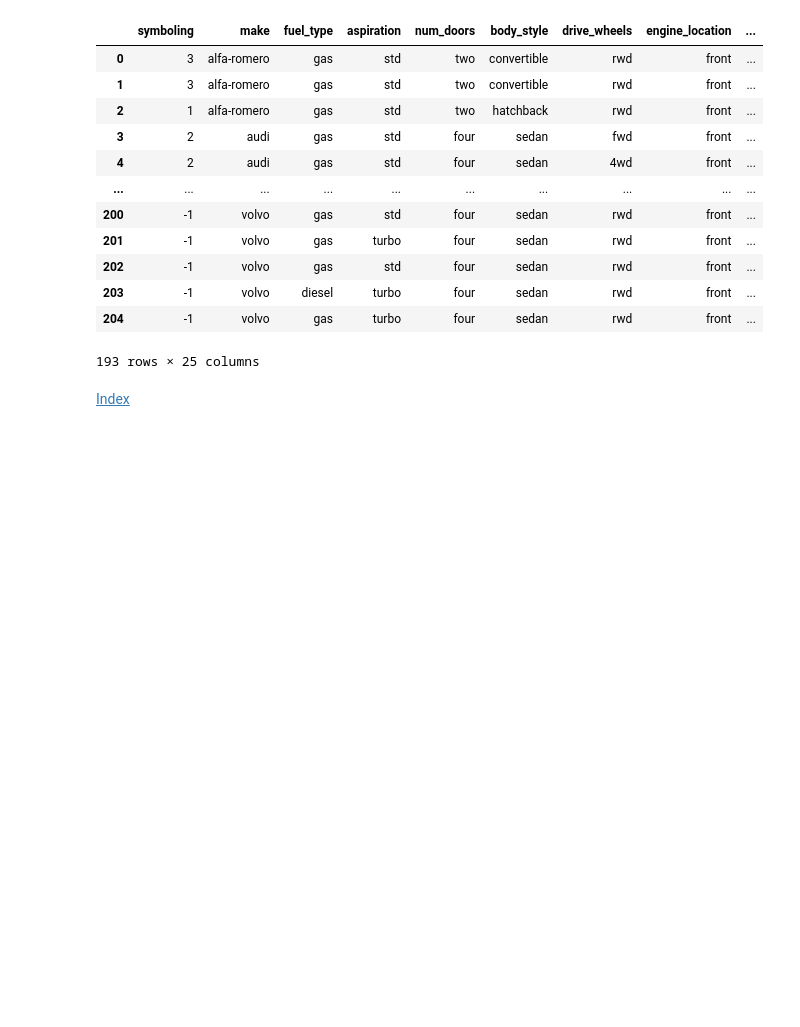
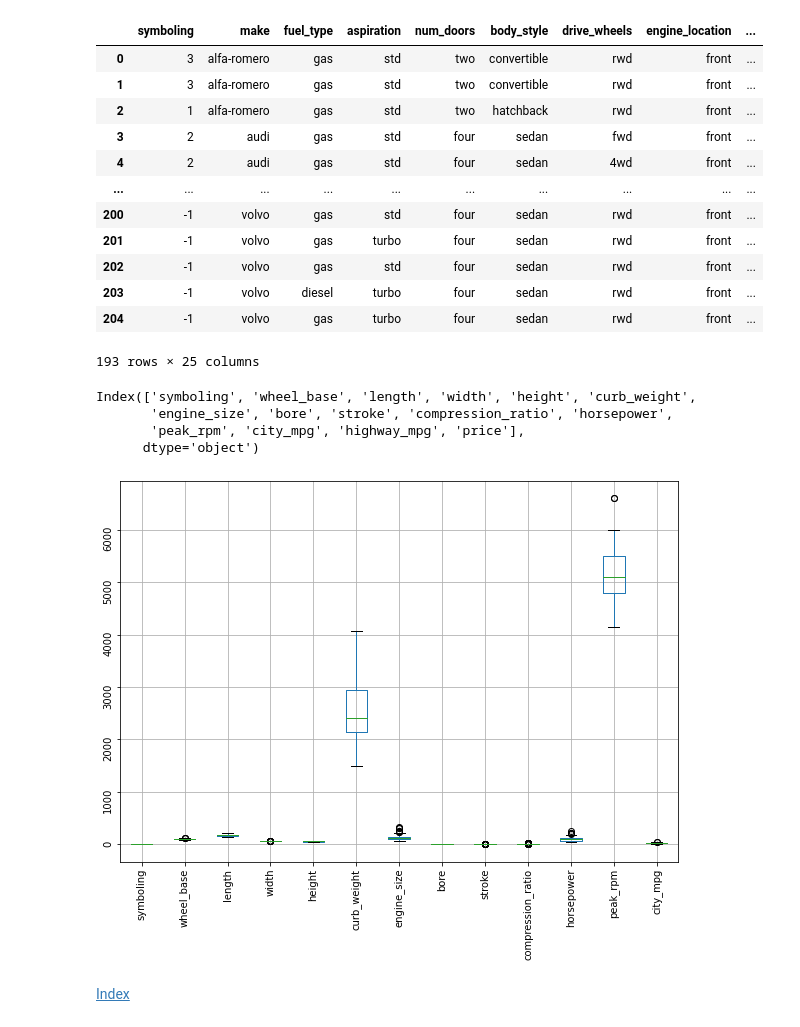
Before and after one commit to xcrusader/DQproject17, a Jupyter notebook: Test.ipynb, the cells around one changed output. Cells and saved outputs as stored; diff of their text form; code cells hidden in the pictures; blank space fills up the shorter version.

```diff
--- a/Test.ipynb
+++ b/Test.ipynb
@@ -266,6 +266,23 @@ cars_analysis
 | 203 | -1 | volvo | diesel | turbo | four | sedan | rwd | front | ... |
 | 204 | -1 | volvo | gas | turbo | four | sedan | rwd | front | ... |
 193 rows × 25 columns
+# %%
+cars_analysis.select_dtypes(include='number').columns
+# %% [output]
+Index(['symboling', 'wheel_base', 'length', 'width', 'height', 'curb_weight',
+       'engine_size', 'bore', 'stroke', 'compression_ratio', 'horsepower',
+       'peak_rpm', 'city_mpg', 'highway_mpg', 'price'],
+      dtype='object')
+# %%
+cars_analysis.select_dtypes(include='number')
+
+fig = plt.figure(figsize=(10,7))
+ax = fig.add_subplot(111)
+cars_analysis.select_dtypes(include='number').iloc[:,:-2].boxplot()
+ax.tick_params(labelrotation=90)
+plt.show()
+# %% [output]
+[figure, added]
 # %% [markdown]
 [Index](#Index)
 # %% [markdown]
```
Also changed, not shown: parts of 42 cells of this notebook.
